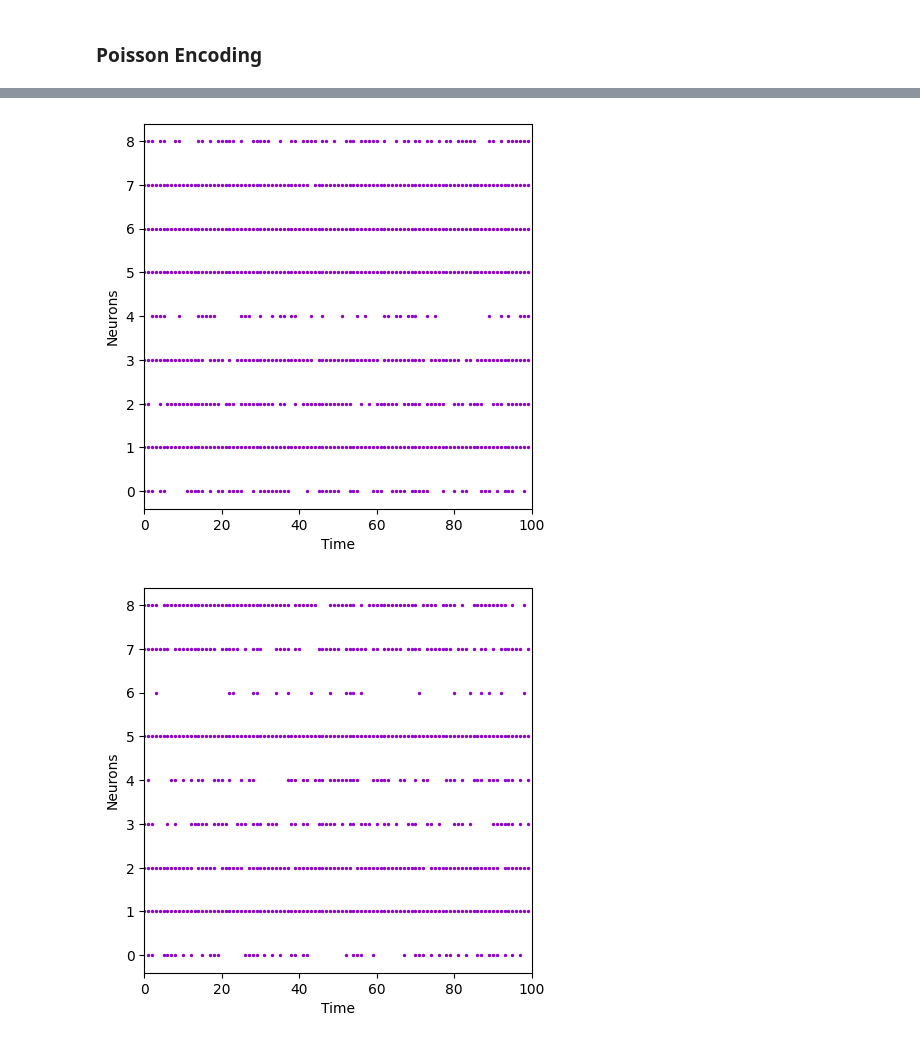
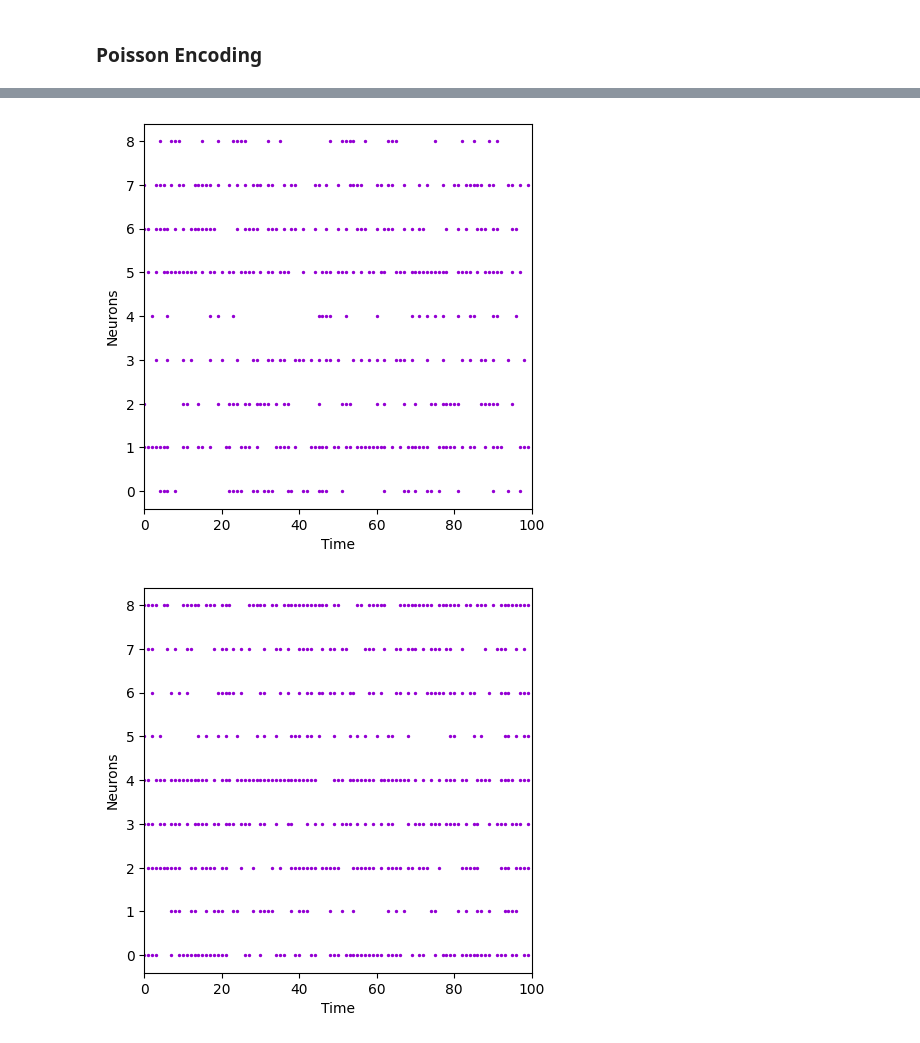
Before and after one commit to nrgsghanei2001/ComputationalNeuroScience, a Jupyter notebook: Encoding_and_Learning_STDP_RSTDP/main.ipynb, the cells around one changed output, grey strips where cells are left out. Drawn from its saved outputs; the diff is of its cells as text; code cells hidden in the pictures.

```diff
--- a/Encoding_and_Learning_STDP_RSTDP/main.ipynb
+++ b/Encoding_and_Learning_STDP_RSTDP/main.ipynb
@@ -95,18 +95,18 @@ raster_plot(ge_spikes4)
 # %% [markdown]
 ### Poisson Encoding
 # %%
-pe1 = PoissonEncoding(img1, 100, 200)
-# pe2 = PoissonEncoding(img2, 100, 100)
-pe3 = PoissonEncoding(img3, 100, 200)
-# pe4 = PoissonEncoding(img4, 200)
+pe1 = PoissonEncoding(img1, 100, 100)
+pe2 = PoissonEncoding(img2, 100, 100)
+pe3 = PoissonEncoding(img3, 100, 100)
+pe4 = PoissonEncoding(img4, 100, 100)
 
 pe_spikes1 = pe1.encode()
-# pe_spikes2 = pe2.encode()
+pe_spikes2 = pe2.encode()
 pe_spikes3 = pe3.encode()
-# pe_spikes4 = pe4.encode()
+pe_spikes4 = pe4.encode()
 
 raster_plot(pe_spikes1)
-# raster_plot(pe_spikes2)
+raster_plot(pe_spikes2)
 raster_plot(pe_spikes3)
-# raster_plot(pe_spikes4)
+raster_plot(pe_spikes4)
 # %% [output]
@@ -141,19 +141,33 @@ def noisy_pattern(pattern1, n=300):
         k += 1
 
     return pattern1
+# %%
+def neg_pat(pattern):
+    new_pat = torch.zeros(pattern.shape[0], pattern.shape[1])
+    for i in range(pattern.shape[0]):
+        for j in range(pattern.shape[1]):
+            if pattern[i][j]:
+                new_pat[i][j] = 0
+            else:
+                new_pat[i][j] = 1
+
+    return new_pat
 # %%
 pattern1 = fill_pattern(pe_spikes1, 0)
-pattern2 = fill_pattern(pe_spikes3, 0, False)
+pattern2 = neg_pat(pe_spikes1)
+# pattern2 = pattern2.transpose(-2, 1)
+pattern2 = fill_pattern(pattern2, 0, False)
+# pattern2 = fill_pattern(pe_spikes3, 9, False)
 pattern1 = pattern1.transpose(-2, 1)
 pattern2 = pattern2.transpose(-2, 1)
 raster_plot(pattern1)
 raster_plot(pattern2)
 # p1 = pattern1.copy()
 # p2 = pattern2.copy()
-# pattern1 = noisy_pattern(pattern1)
-# pattern2 = noisy_pattern(pattern2)
-# raster_plot(pattern1)
-# raster_plot(pattern2)
+pattern1 = noisy_pattern(pattern1)
+pattern2 = noisy_pattern(pattern2)
+raster_plot(pattern1)
+raster_plot(pattern2)
 # %% [output]
-[figure, old version]
+[figure, new version]
-[figure, old version]
+[figure, new version]
```
Also changed, not shown: parts of 11 cells of this notebook, 2 other files.
